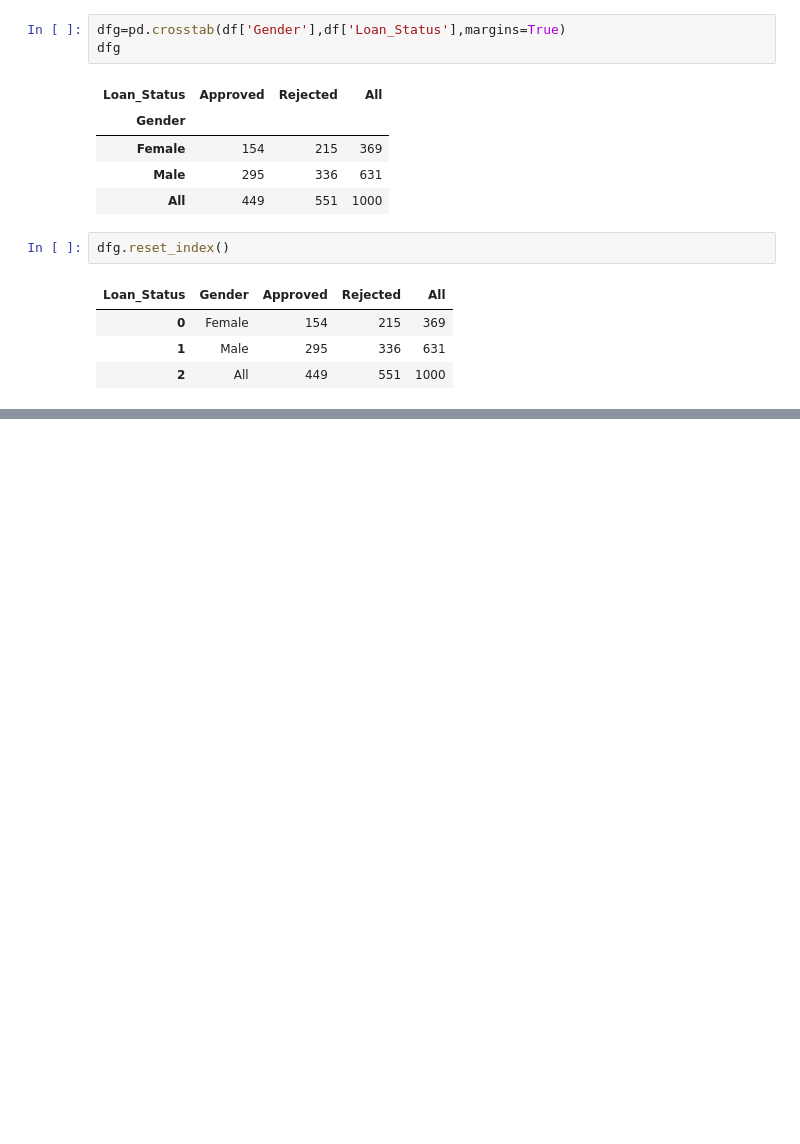
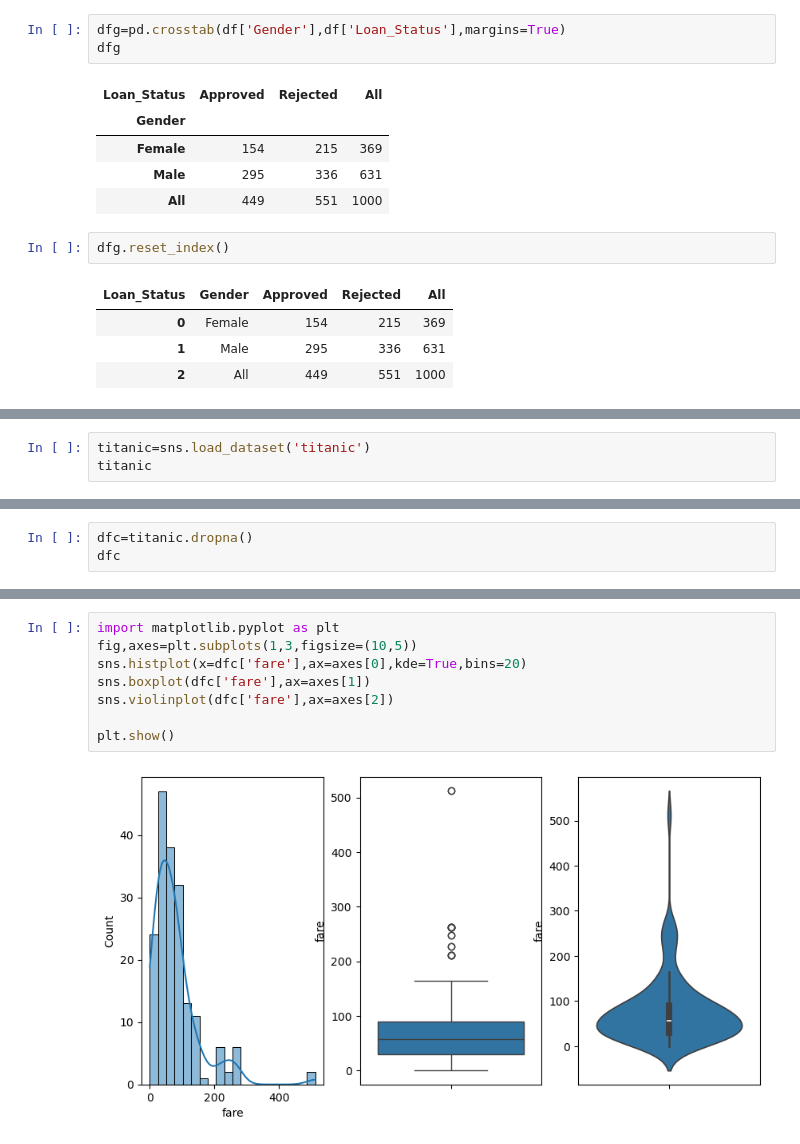
Before and after one commit to oduguvamsi72/Statatics, a Jupyter notebook: Probability CaseStudy.ipynb, the cells around one changed output, grey strips where cells are left out. Drawn from its saved outputs; the diff is of its cells as text; blank space fills up the shorter version.

```diff
--- a/Probability CaseStudy.ipynb
+++ b/Probability CaseStudy.ipynb
@@ -263,0 +271,3 @@ TypeError: object of type 'int' has no len()
+# %%
+titanic=sns.load_dataset('titanic')
+titanic
@@ -263,0 +392,3 @@ TypeError: object of type 'int' has no len()
+# %%
+dfc=titanic.dropna()
+dfc
@@ -263,0 +426,10 @@ TypeError: object of type 'int' has no len()
+# %%
+import matplotlib.pyplot as plt
+fig,axes=plt.subplots(1,3,figsize=(10,5))
+sns.histplot(x=dfc['fare'],ax=axes[0],kde=True,bins=20)
+sns.boxplot(dfc['fare'],ax=axes[1])
+sns.violinplot(dfc['fare'],ax=axes[2])
+
+plt.show()
+# %% [output]
+[figure, added]
```
Also changed, not shown: parts of 55 cells of this notebook.
